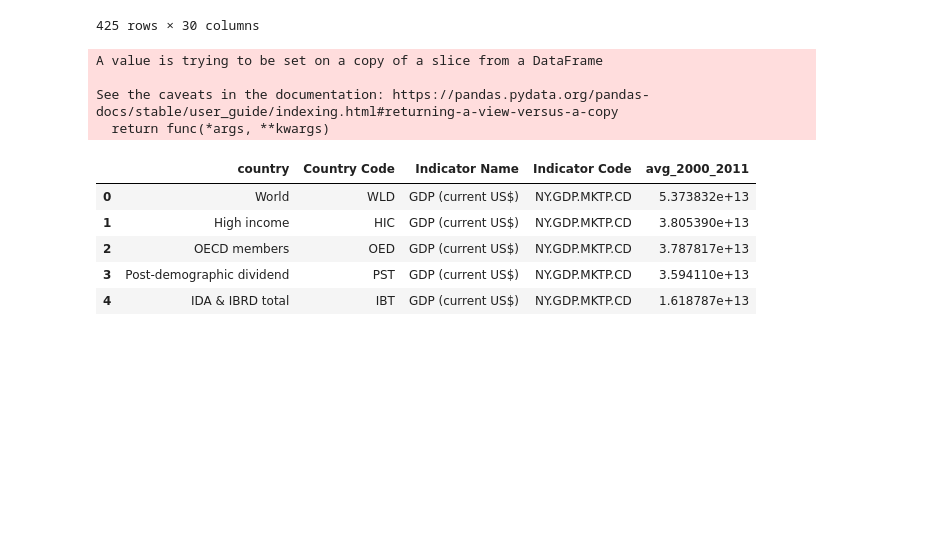
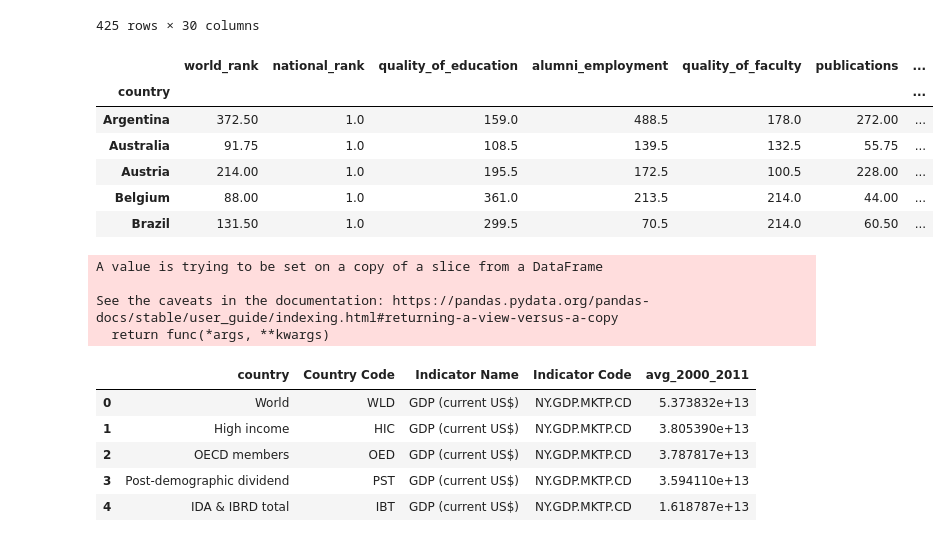
Before and after one commit to bluewallumich/Predicting-Educational-Outcomes, a Jupyter notebook: Milestone II Project v1.ipynb, the cells around one changed output. Drawn from its saved outputs; the diff is of its cells as text; code cells hidden in the pictures; blank space fills up the shorter version.

```diff
--- a/Milestone II Project v1.ipynb
+++ b/Milestone II Project v1.ipynb
@@ -44,21 +44,31 @@ test_df
 # %%
 ### pound added so I can find this easier in GIT ###
 #############################################################
 ### Cleaning Higher Ed Data.  We take the top nationally ranked colleges from each country and average the data
-rank_one_df = higherED_df[higherED_df['national_rank'] == 1]
+rank_one_df = higherED_df[higherED_df['national_rank'] <= 1]
 
 
 sorted_rank_df = rank_one_df.sort_values(['score','country'],ascending = (False,False))
 drop_institution_df = sorted_rank_df.drop(columns=['institution','year'],axis =1)
 
 ###Swap columns
 first_column = drop_institution_df.pop('country')
 drop_institution_df.insert(0, 'country', first_column)
 
 ###Get mean and round to remove uncessary zeros.
-mean_df = grouped_df = drop_institution_df.groupby(by=['country']).mean()
-resorted_df = mean_df.sort_values(['score'],ascending=False).round(2)
-h_ed_df= resorted_df.copy()
+mean_df = grouped_df = drop_institution_df.groupby(by=['country']).mean().round(2)
+
+h_ed_df= mean_df.copy()
+
+h_ed_df.head()
+# %% [output]
+|  | world_rank | national_rank | quality_of_education | alumni_employment | quality_of_faculty | publications | ... |
+| country |  |  |  |  |  |  | ... |
+| Argentina | 372.50 | 1.0 | 159.0 | 488.5 | 178.0 | 272.00 | ... |
+| Australia | 91.75 | 1.0 | 108.5 | 139.5 | 132.5 | 55.75 | ... |
+| Austria | 214.00 | 1.0 | 195.5 | 172.5 | 100.5 | 228.00 | ... |
+| Belgium | 88.00 | 1.0 | 361.0 | 213.5 | 214.0 | 44.00 | ... |
+| Brazil | 131.50 | 1.0 | 299.5 | 70.5 | 214.0 | 60.50 | ... |
 # %%
 #Cleaning GDP file and averaging out years 2001 through 2011. This will help smooth out missing data and lag between school investments vs results
 df_GDP.rename({'Country Name': 'country'}, axis=1, inplace=True)
```
Also changed, not shown: parts of 10 cells of this notebook.
